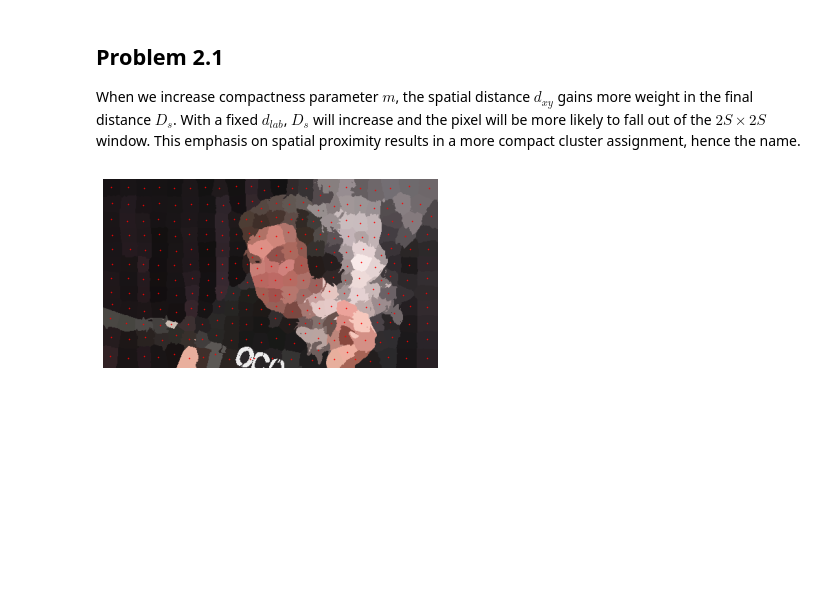
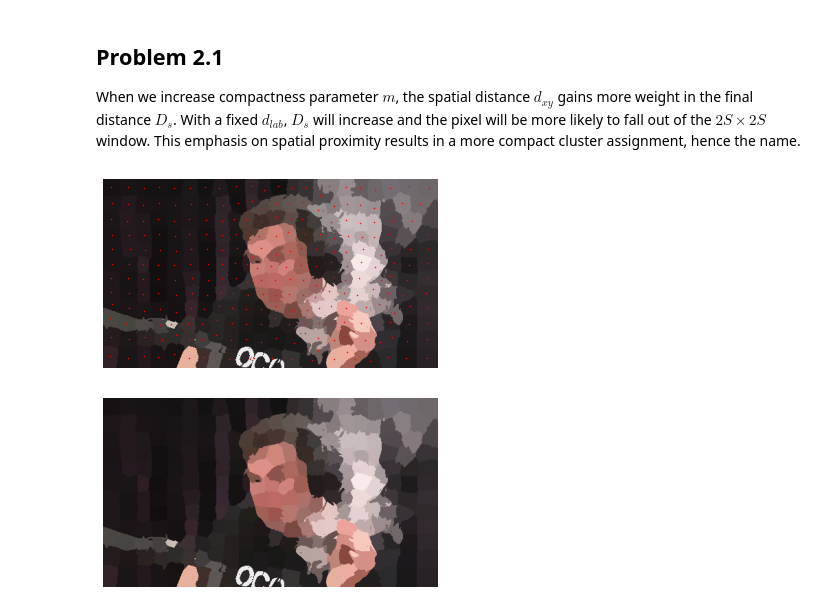
Before and after one commit to RuolinZheng08/ttic31040-computer-vision, a Jupyter notebook: hw5/hw5.ipynb, the cells around one changed output. Cells and saved outputs as stored; diff of their text form; code cells hidden in the pictures; blank space fills up the shorter version.

Commit message:
Mark centers optionally

```diff
--- a/hw5/hw5.ipynb
+++ b/hw5/hw5.ipynb
@@ -485,15 +485,16 @@ class SLIC:
         img_cluster_rgb = color.lab2rgb(img_cluster_lab)
         return img_cluster_rgb
 # %%
-def visualize_clusters(slic_obj):
+def visualize_clusters(slic_obj, mark_centers=True):
     img_cluster_rgb = slic_obj.visualize_clusters()
     plt.imshow(img_cluster_rgb)
     plt.axis('off')
     # use red dot to denote cluster center
-    for center in slic_obj.cluster_centers:
-        _, _, _, x, y = center
-        # XXX: why is the order of x, y reversed?
-        plt.plot(y, x, 'r.', markersize=1)
+    if mark_centers:
+        for center in slic_obj.cluster_centers:
+            _, _, _, x, y = center
+            # XXX: why is the order of x, y reversed?
+            plt.plot(y, x, 'r.', markersize=1)
     plt.show()
 # %%
 p = SLIC('data/elon.png', K=300, M=40)
@@ -503,3 +504,7 @@ for i in trange(5):
 visualize_clusters(p)
 # %% [output]
 [figure]
+# %%
+visualize_clusters(p, mark_centers=False)
+# %% [output]
+[figure, added]
```
